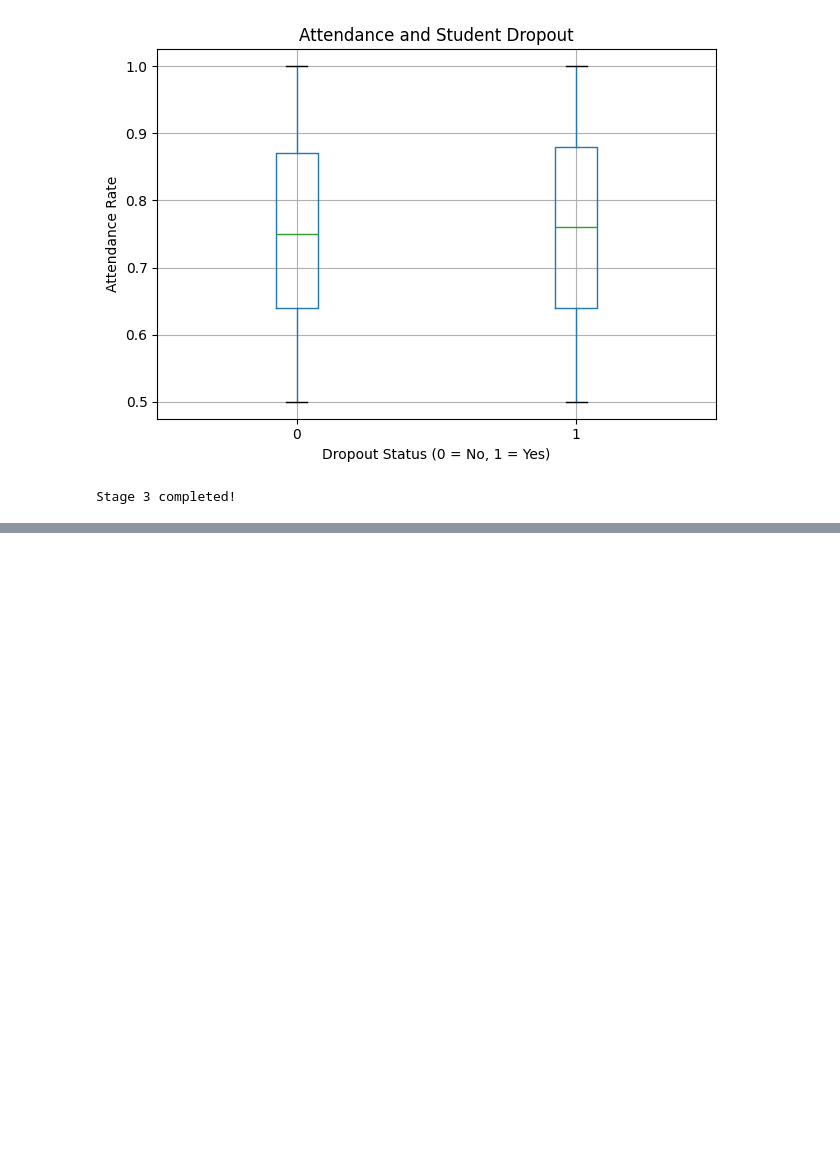
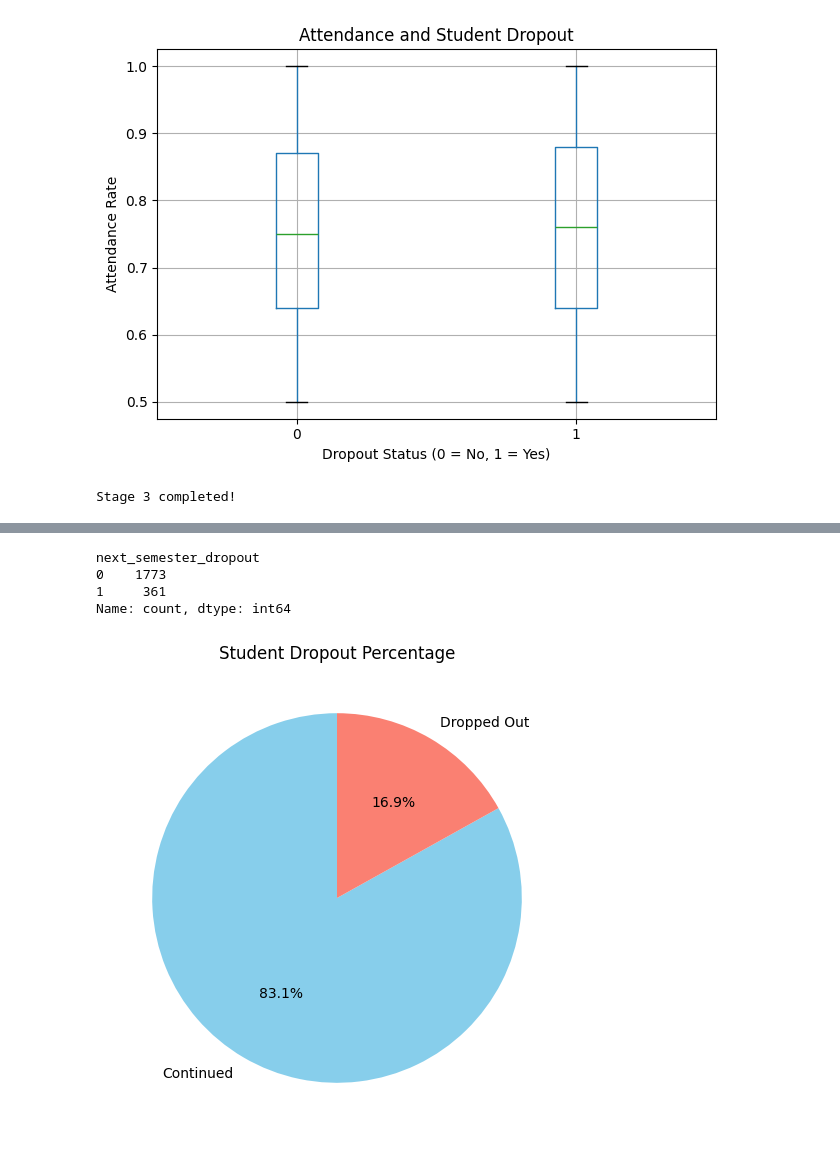
Before and after one commit to Fatimaa35053/TestPr, a Jupyter notebook: untitled59.ipynb, the cells around one changed output, grey strips where cells are left out. Saved outputs shown, nothing was run; the diff lists cells and outputs as text; code cells hidden in the pictures; blank space fills up the shorter version.

```diff
--- a/untitled59.ipynb
+++ b/untitled59.ipynb
@@ -4,7 +4,7 @@
 import pandas as pd
 
 # Load our student retention dataset
-df = pd.read_csv("/university_student_retention_dataset_2134.csv")
+df = pd.read_csv("/content/university_student_retention_dataset_2134 (1).csv")
 
 # Show the first five student records
 print("First five rows:")
@@ -607,0 +610,9 @@ Stage 3 completed!
+# %%
+import pandas as pd
+import matplotlib.pyplot as plt
+import seaborn as sns
+
+eda_df = clean_df.copy()
+
+print("Dataset size:", eda_df.shape)
+display(eda_df.head())
@@ -607,0 +641,24 @@ Stage 3 completed!
+# %%
+# 4.3 Student Dropout Percentage
+
+dropout_counts = eda_df["next_semester_dropout"].value_counts().sort_index()
+
+print(dropout_counts)
+
+plt.figure(figsize=(6, 6))
+plt.pie(
+    dropout_counts,
+    labels=["Continued", "Dropped Out"],
+    autopct="%1.1f%%",
+    colors=["skyblue", "salmon"],
+    startangle=90
+)
+
+plt.title("Student Dropout Percentage")
+plt.show()
+# %% [output]
+next_semester_dropout
+0    1773
+1     361
+Name: count, dtype: int64
+[figure, added]
```
Also changed, not shown: parts of 25 cells of this notebook.
